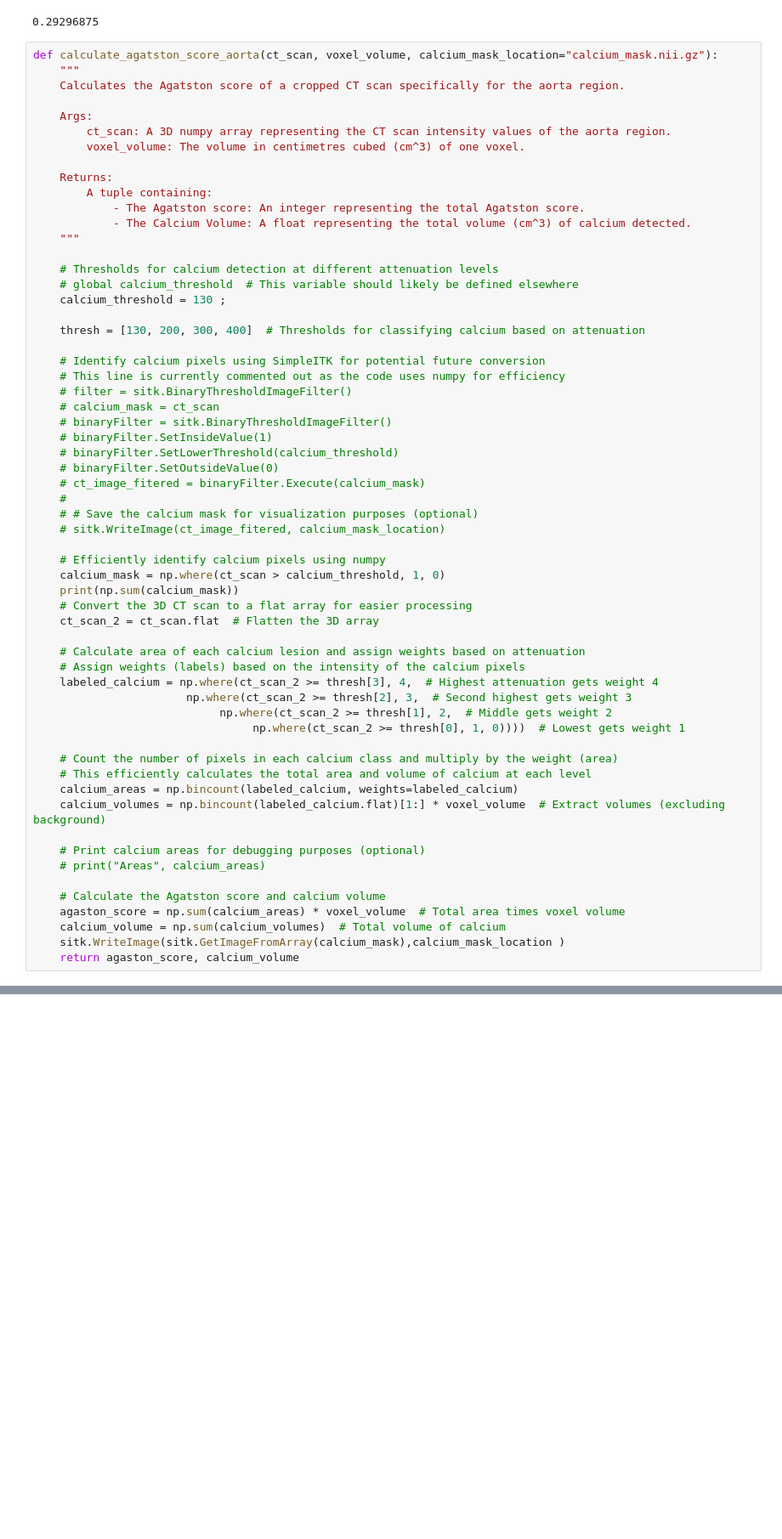
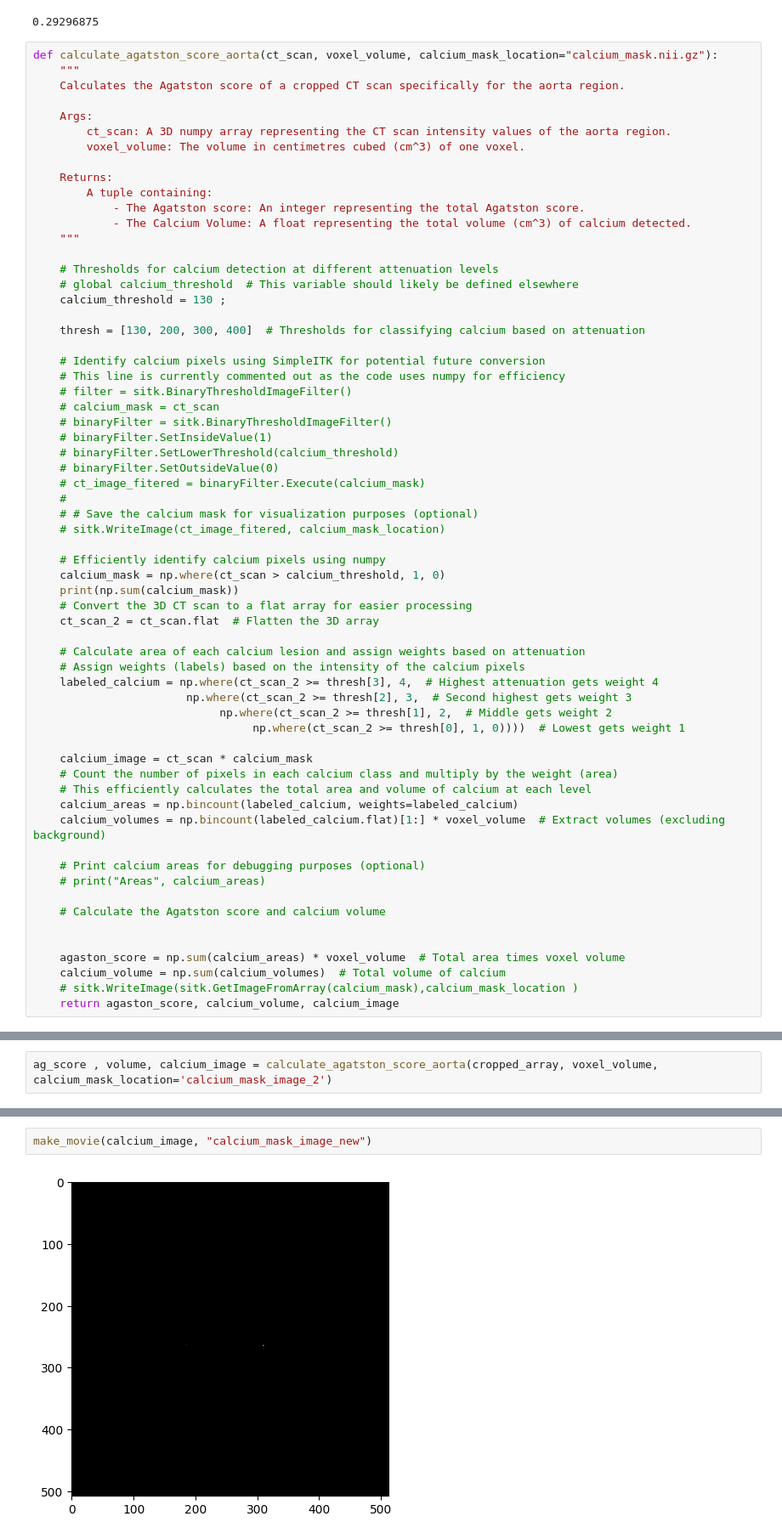
Before and after one commit to MayunaGupta/ECE207A_CT_project, a Jupyter notebook: Porject.ipynb, the cells around one changed output, grey strips where cells are left out. Shown: that part at 85% size. Drawn from its saved outputs; the diff is of its cells as text; blank space fills up the shorter version.

```diff
--- a/Porject.ipynb
+++ b/Porject.ipynb
@@ -137,6 +149,7 @@ def calculate_agatston_score_aorta(ct_scan, voxel_volume, calcium_mask_location=
                             np.where(ct_scan_2 >= thresh[1], 2,  # Middle gets weight 2
                                  np.where(ct_scan_2 >= thresh[0], 1, 0))))  # Lowest gets weight 1
 
+    calcium_image = ct_scan * calcium_mask
     # Count the number of pixels in each calcium class and multiply by the weight (area)
     # This efficiently calculates the total area and volume of calcium at each level
     calcium_areas = np.bincount(labeled_calcium, weights=labeled_calcium)
@@ -146,7 +159,9 @@ def calculate_agatston_score_aorta(ct_scan, voxel_volume, calcium_mask_location=
     # print("Areas", calcium_areas)
 
     # Calculate the Agatston score and calcium volume
+
+
     agaston_score = np.sum(calcium_areas) * voxel_volume  # Total area times voxel volume
     calcium_volume = np.sum(calcium_volumes)  # Total volume of calcium
-    sitk.WriteImage(sitk.GetImageFromArray(calcium_mask),calcium_mask_location )
-    return agaston_score, calcium_volume
+    # sitk.WriteImage(sitk.GetImageFromArray(calcium_mask),calcium_mask_location )
+    return agaston_score, calcium_volume, calcium_image
@@ -161,0 +168,2 @@ make_movie(sitk.GetArrayFromImage(sitk.ReadImage("calcium_mask.nii.gz")), "calci
+# %%
+ag_score , volume, calcium_image = calculate_agatston_score_aorta(cropped_array, voxel_volume, calcium_mask_location='calcium_mask_image_2')
@@ -161,0 +172,4 @@ make_movie(sitk.GetArrayFromImage(sitk.ReadImage("calcium_mask.nii.gz")), "calci
+# %%
+make_movie(calcium_image, "calcium_mask_image_new")
+# %% [output]
+[figure, added]
```
Also changed, not shown: parts of 13 cells of this notebook, 1 other file.
